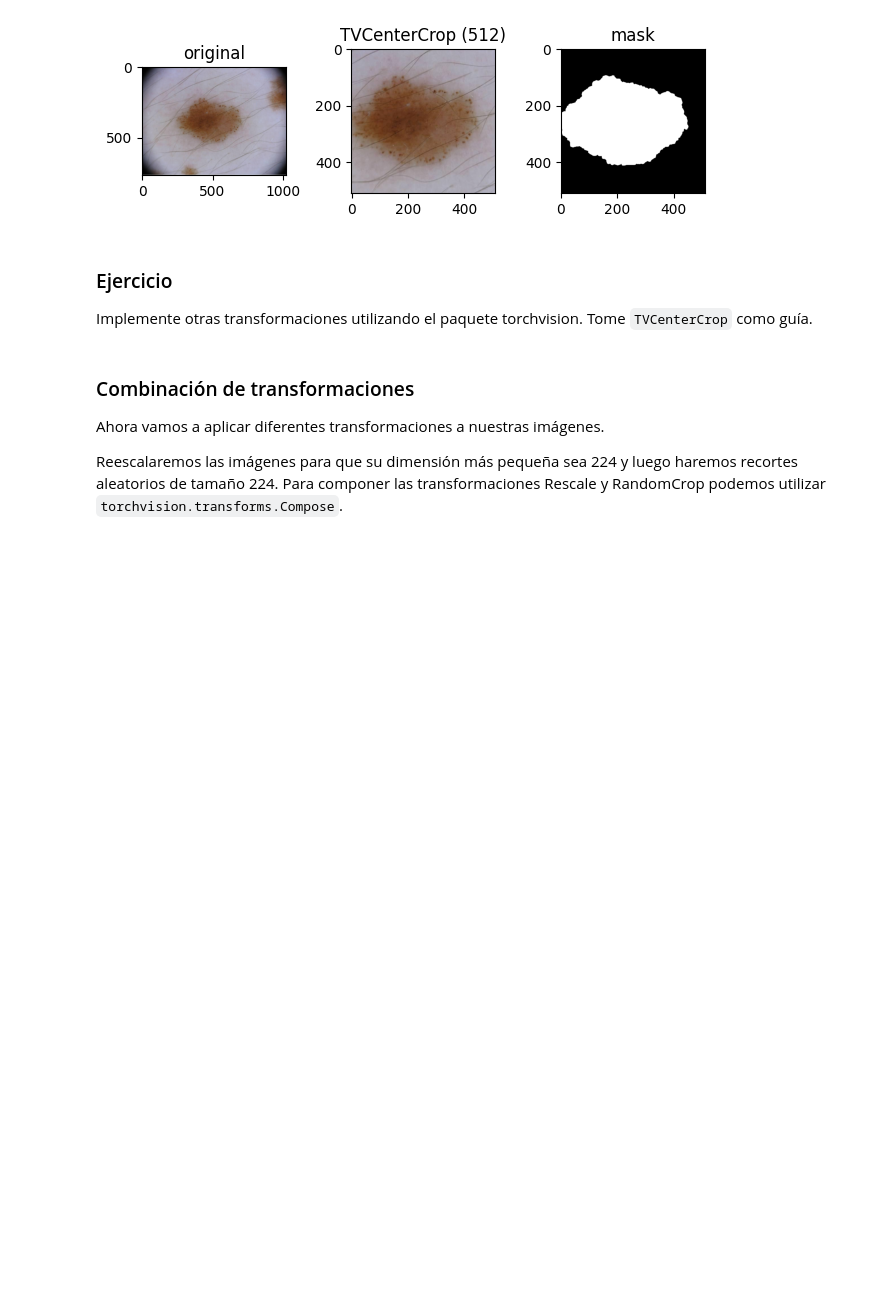
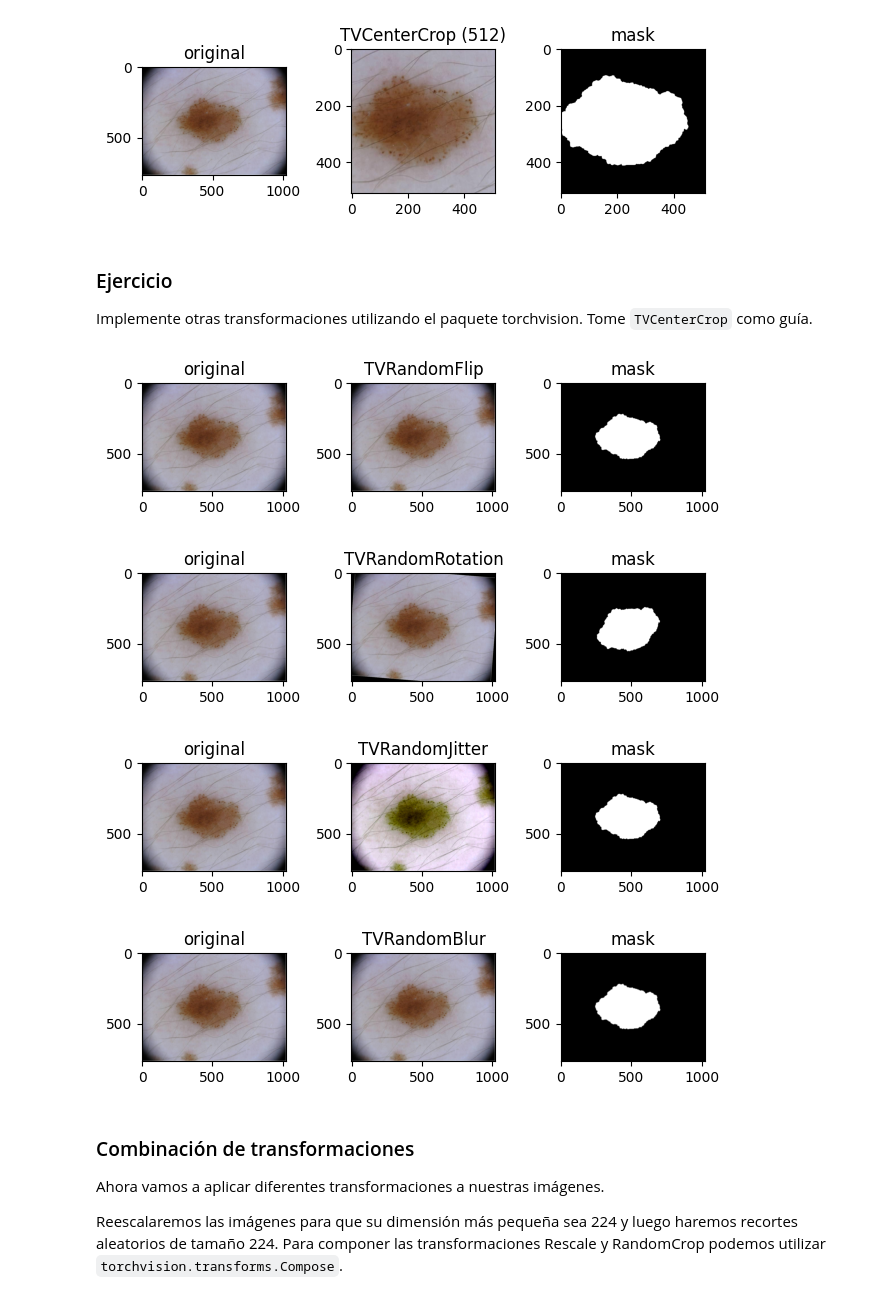
Before and after one commit to ldcas-uc3m/VA-P1, a Jupyter notebook: P2_Vision_Artificial.ipynb, the cells around one changed output. Cells and saved outputs as stored; diff of their text form; code cells hidden in the pictures; blank space fills up the shorter version.

Commit message:
Transformations added

```diff
--- a/P2_Vision_Artificial.ipynb
+++ b/P2_Vision_Artificial.ipynb
@@ -594,3 +583,82 @@ class TVRandomCrop(TVTransform):
+# %%
+class TVRandomCrop(TVTransform):
+    """
+    Crop a random area of the image.
+
+    :param output_size: Crop size. If `int`, square crop.
+    """
+
+    # override
+    def __init__(self, size: tuple[int, int] | int):
+        self.CC = transforms.RandomCrop(size)
+
+#---------CREAR MIS TRANSFORMACIONES----------
+
+class TVRandomFlip(TVTransform):
+    """
+    Apply a roandom flip in the horizontal axis.
+
+    """
+
+    # override
+    def __init__(self):
+        self.CC = transforms.RandomHorizontalFlip()
+
+class TVRandomRotation(TVTransform):
+    """
+    Apply a random angle rotation to the image.
+
+    :angle: -180-180.
+    """
+
+    # override
+    def __init__(self, angle):
+        self.CC = transforms.RandomRotation(angle)
+
+class TVRandomJitter(TVTransform):
+    """
+    Apply a random variation in the color parameters of the image.
+
+    :brightness: 0.0-1.0.
+    :contrast: 0.0-1.0.
+    :saturation: 0.0-1.0.
+    :hue: -0.5-0.5.
+    """
+
+    # override
+    def __init__(self, brightness, contrast, saturation, hue):
+        self.CC = transforms.ColorJitter(
+            brightness=brightness,
+            contrast=contrast,
+            saturation=saturation,
+            hue=hue
+        )
+
+class TVRandomBlur(TVTransform):
+    """
+    Apply a Gaussian blurr distorsion to the image.
+
+    """
+
+    # override
+    def __init__(self, blur_max):
+        blur = random.randint(3, blur_max)
+        if blur%2 == 0:
+            blur += 1
+
+        self.CC = transforms.GaussianBlur(kernel_size=blur)
+
+
+#------TESTS--------
+plot_sample_transform(TVRandomFlip(), train_dataset[65], "TVRandomFlip")
+plot_sample_transform(TVRandomRotation(20), train_dataset[65], "TVRandomRotation")
+plot_sample_transform(TVRandomJitter(0.28,0.8,0.4,0.1), train_dataset[65], "TVRandomJitter")
+plot_sample_transform(TVRandomBlur(50), train_dataset[65], "TVRandomBlur")
+# %% [output]
+[figure, added]
+[figure, added]
+[figure, added]
+[figure, added]
 # %% [markdown]
 ### Combinación de transformaciones
 
```
Also changed, not shown: parts of 9 cells of this notebook.
